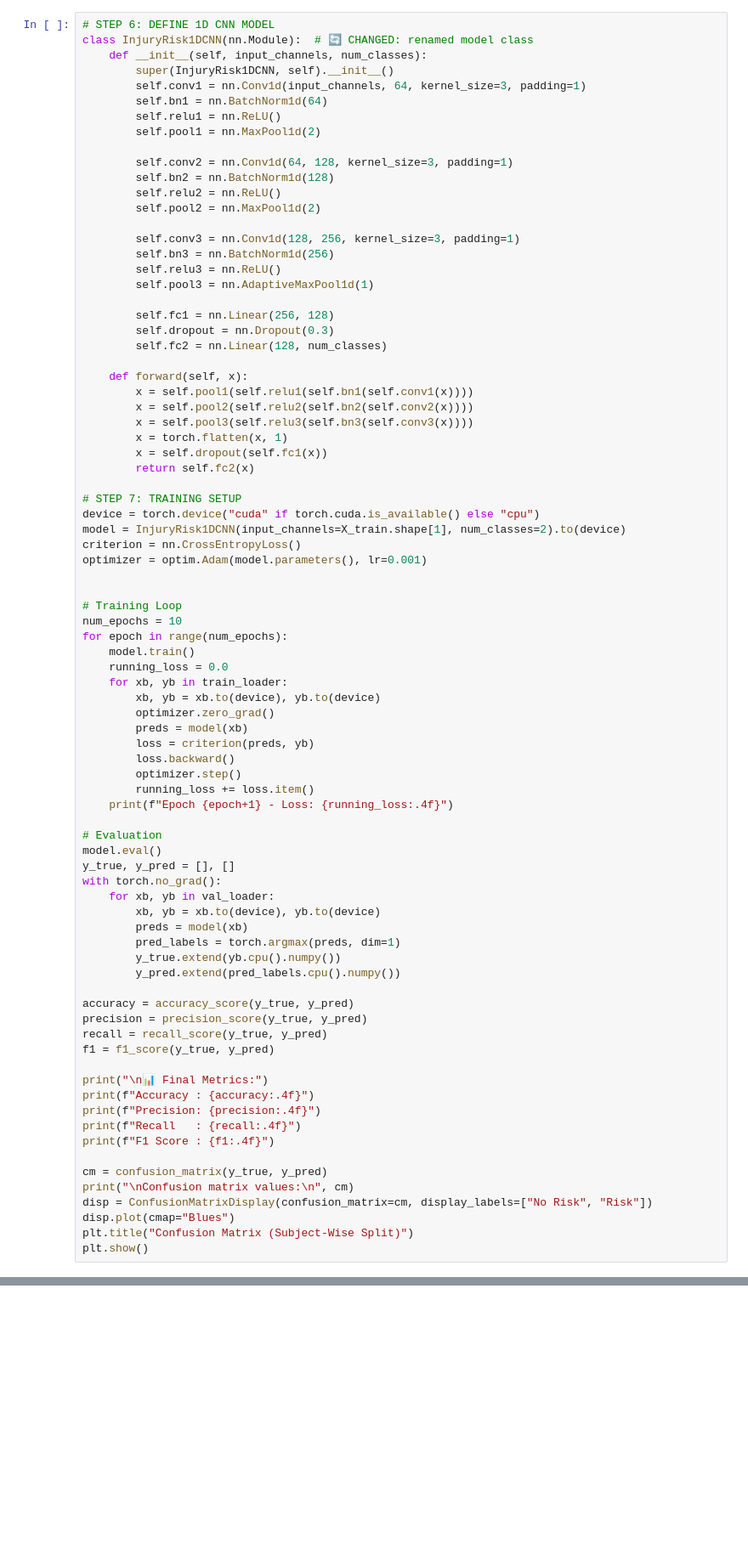
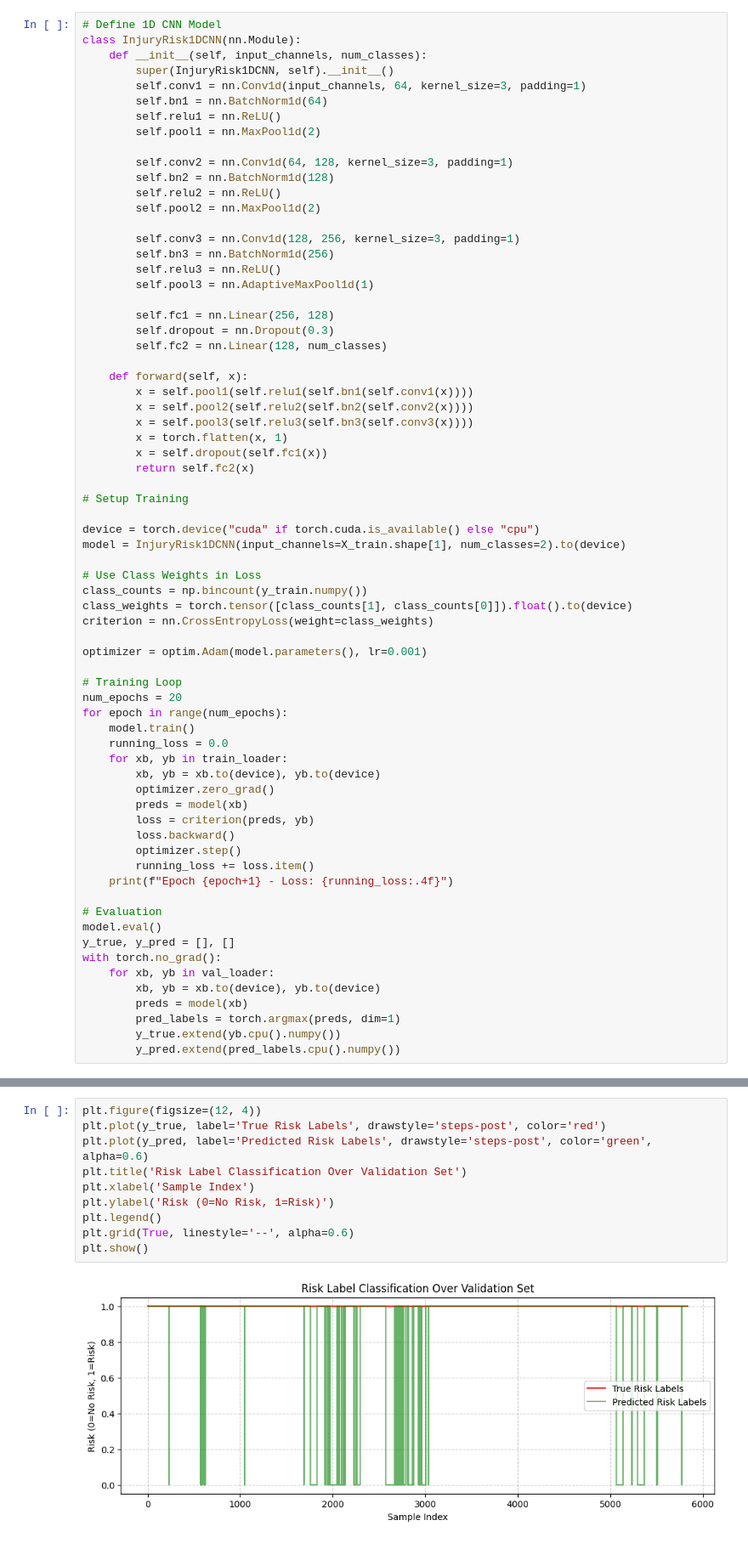
Before and after one commit to ray021207/Comparative-Study-of-Approaches-for-Injury-Risk-Prediction-in-Athletes, a Jupyter notebook: new.ipynb, the cells around one changed output, grey strips where cells are left out. Shown at 85% size. Drawn from its saved outputs; the diff is of its cells as text; blank space fills up the shorter version.

```diff
--- a/new.ipynb
+++ b/new.ipynb
@@ -202,6 +104,6 @@ plt.show()
 # %%
-# STEP 6: DEFINE 1D CNN MODEL
-class InjuryRisk1DCNN(nn.Module):  # 🔄 CHANGED: renamed model class
+# Define 1D CNN Model
+class InjuryRisk1DCNN(nn.Module):
     def __init__(self, input_channels, num_classes):
         super(InjuryRisk1DCNN, self).__init__()
         self.conv1 = nn.Conv1d(input_channels, 64, kernel_size=3, padding=1)
@@ -231,15 +133,20 @@ class InjuryRisk1DCNN(nn.Module):  # 🔄 CHANGED: renamed model class
         x = self.dropout(self.fc1(x))
         return self.fc2(x)
 
-# STEP 7: TRAINING SETUP
+# Setup Training
+
 device = torch.device("cuda" if torch.cuda.is_available() else "cpu")
 model = InjuryRisk1DCNN(input_channels=X_train.shape[1], num_classes=2).to(device)
-criterion = nn.CrossEntropyLoss()
+
+# Use Class Weights in Loss
+class_counts = np.bincount(y_train.numpy())
+class_weights = torch.tensor([class_counts[1], class_counts[0]]).float().to(device)
+criterion = nn.CrossEntropyLoss(weight=class_weights)
+
 optimizer = optim.Adam(model.parameters(), lr=0.001)
 
-
 # Training Loop
-num_epochs = 10
+num_epochs = 20
 for epoch in range(num_epochs):
     model.train()
     running_loss = 0.0
@@ -263,22 +170,4 @@ with torch.no_grad():
         pred_labels = torch.argmax(preds, dim=1)
         y_true.extend(yb.cpu().numpy())
         y_pred.extend(pred_labels.cpu().numpy())
-
-accuracy = accuracy_score(y_true, y_pred)
-precision = precision_score(y_true, y_pred)
-recall = recall_score(y_true, y_pred)
-f1 = f1_score(y_true, y_pred)
-
-print("\n📊 Final Metrics:")
-print(f"Accuracy : {accuracy:.4f}")
-print(f"Precision: {precision:.4f}")
-print(f"Recall   : {recall:.4f}")
-print(f"F1 Score : {f1:.4f}")
-
-cm = confusion_matrix(y_true, y_pred)
-print("\nConfusion matrix values:\n", cm)
-disp = ConfusionMatrixDisplay(confusion_matrix=cm, display_labels=["No Risk", "Risk"])
-disp.plot(cmap="Blues")
-plt.title("Confusion Matrix (Subject-Wise Split)")
-plt.show()
 # %% [output]
@@ -305,0 +266,12 @@ Confusion matrix values:
+# %%
+plt.figure(figsize=(12, 4))
+plt.plot(y_true, label='True Risk Labels', drawstyle='steps-post', color='red')
+plt.plot(y_pred, label='Predicted Risk Labels', drawstyle='steps-post', color='green', alpha=0.6)
+plt.title('Risk Label Classification Over Validation Set')
+plt.xlabel('Sample Index')
+plt.ylabel('Risk (0=No Risk, 1=Risk)')
+plt.legend()
+plt.grid(True, linestyle='--', alpha=0.6)
+plt.show()
+# %% [output]
+[figure, added]
```
Also changed, not shown: parts of 12 cells of this notebook.
